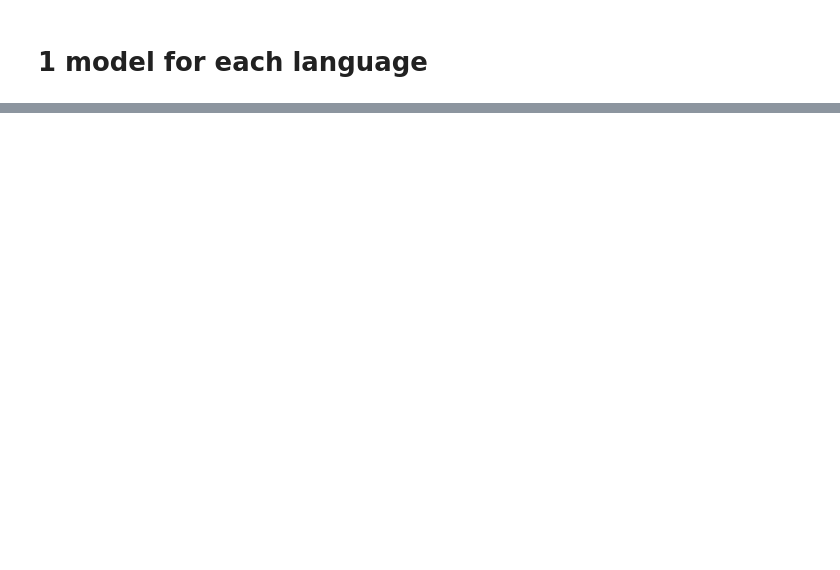
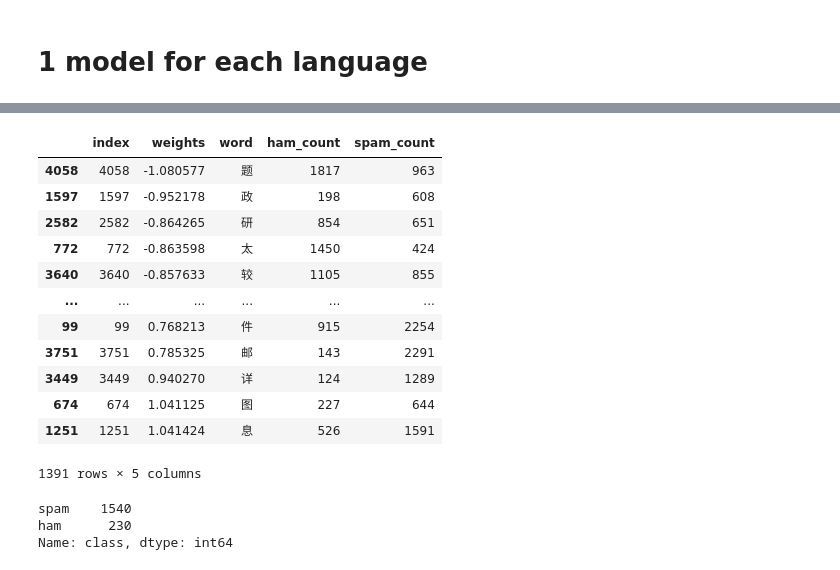
Before and after one commit to Jumpkan/DSA4266_Grp2, a Jupyter notebook: preprocessing_logreg_naive_bayes_tfidvec.ipynb, the cells around one changed output, grey strips where cells are left out. Drawn from its saved outputs; the diff is of its cells as text; code cells hidden in the pictures; blank space fills up the shorter version.

```diff
--- a/preprocessing_logreg_naive_bayes_tfidvec.ipynb
+++ b/preprocessing_logreg_naive_bayes_tfidvec.ipynb
@@ -208,0 +292,22 @@ f1 0.9477958236658932
+# %%
+temp_c[temp_c['ham_count']>56].sort_values('weights',ascending=True)
+# %% [output]
+|  | index | weights | word | ham_count | spam_count |
+| 4058 | 4058 | -1.080577 | 题 | 1817 | 963 |
+| 1597 | 1597 | -0.952178 | 政 | 198 | 608 |
+| 2582 | 2582 | -0.864265 | 研 | 854 | 651 |
+| 772 | 772 | -0.863598 | 太 | 1450 | 424 |
+| 3640 | 3640 | -0.857633 | 较 | 1105 | 855 |
+| ... | ... | ... | ... | ... | ... |
+| 99 | 99 | 0.768213 | 件 | 915 | 2254 |
+| 3751 | 3751 | 0.785325 | 邮 | 143 | 2291 |
+| 3449 | 3449 | 0.940270 | 详 | 124 | 1289 |
+| 674 | 674 | 1.041125 | 图 | 227 | 644 |
+| 1251 | 1251 | 1.041424 | 息 | 526 | 1591 |
+1391 rows × 5 columns
+# %%
+sample[sample['pretranslation'].apply(lambda x: '免'  in x)]['class'].value_counts()
+# %% [output]
+spam    1540
+ham      230
+Name: class, dtype: int64
```
Also changed, not shown: parts of 14 cells of this notebook.
